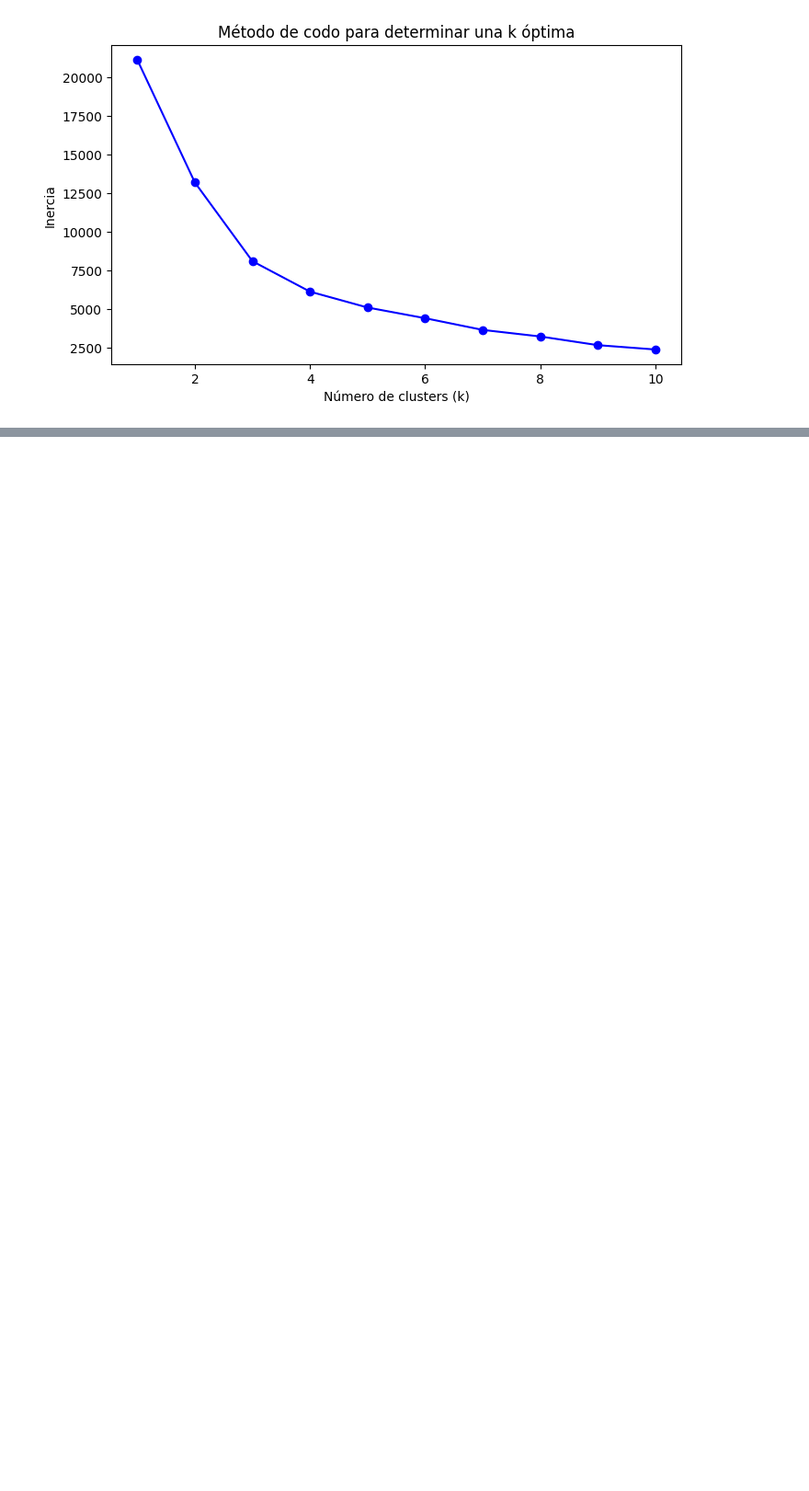
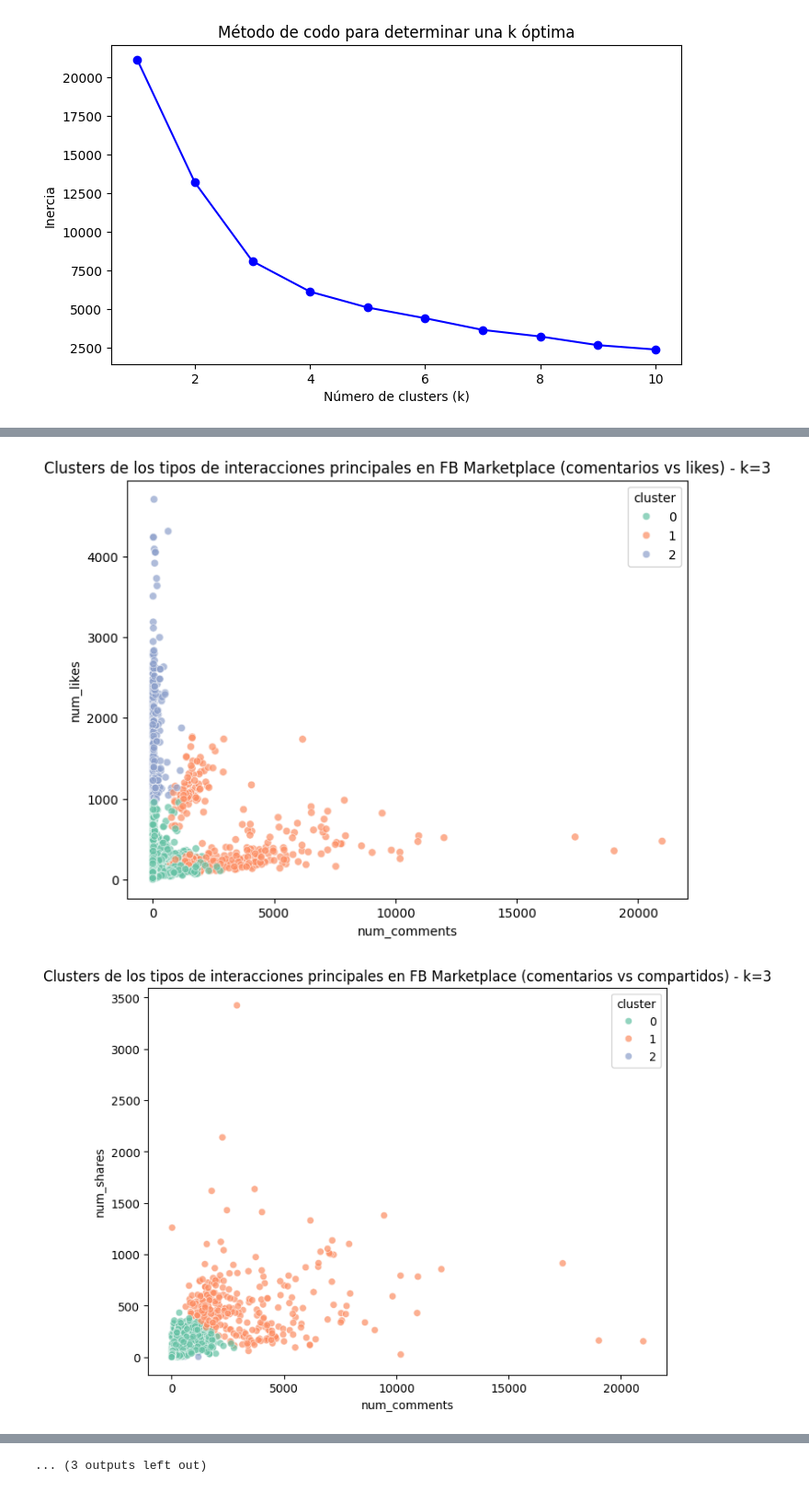
Before and after one commit to 11rls11/TC1002S, a Jupyter notebook: TC1002S_implementacion_de_K-means/patrones_con_K-means.ipynb, the cells around one changed output, grey strips where cells are left out. Shown at 92% size. Drawn from its saved outputs; the diff is of its cells as text; code cells hidden in the pictures; blank space fills up the shorter version.

Commit message:
Added results of k values of 20, 40, 60 and 100

```diff
--- a/TC1002S_implementacion_de_K-means/patrones_con_K-means.ipynb
+++ b/TC1002S_implementacion_de_K-means/patrones_con_K-means.ipynb
@@ -139,3 +139,40 @@ Ahora aplicaremos K-means con un K de 3 ya que a partir de cuatro ya se comienza
 # %%
-kmeans = KMeans(n_clusters = 3, random_state = 42)
-df_clean['cluster'] = kmeans.fit_predict(X_scaled)
+k_values = [3, 20, 40, 60, 100]
+
+for k in k_values:
+    kmeans = KMeans(n_clusters=k, random_state=42)
+    df_clean['cluster'] = kmeans.fit_predict(X_scaled)
+
+    plt.figure(figsize=(8,6))
+    sns.scatterplot(
+        x='num_comments',
+        y='num_likes',
+        hue='cluster',
+        palette='Set2',
+        data=df_clean,
+        alpha=0.7
+    )
+    plt.title(f"Clusters de los tipos de interacciones principales en FB Marketplace (comentarios vs likes) - k={k}")
+    plt.show()
+
+    plt.figure(figsize=(8,6))
+    sns.scatterplot(
+        x='num_comments',
+        y='num_shares',
+        hue='cluster',
+        palette='Set2',
+        data=df_clean,
+        alpha=0.7
+    )
+    plt.title(f"Clusters de los tipos de interacciones principales en FB Marketplace (comentarios vs compartidos) - k={k}")
+    plt.show()
+
+    centers = pd.DataFrame(scaler.inverse_transform(kmeans.cluster_centers_), columns=['num_comments', 'num_shares', 'num_likes'])
+    print("Centros de los clusters:")
+    print(centers)
+
+    print("Elementos por cluster")
+    print(df_clean['cluster'].value_counts())
+# %% [output]
+[figure, added]
+[figure, added]
@@ -141,0 +247 @@ df_clean['cluster'] = kmeans.fit_predict(X_scaled)
+... (3 outputs left out)
```
Also changed, not shown: parts of 10 cells of this notebook.
